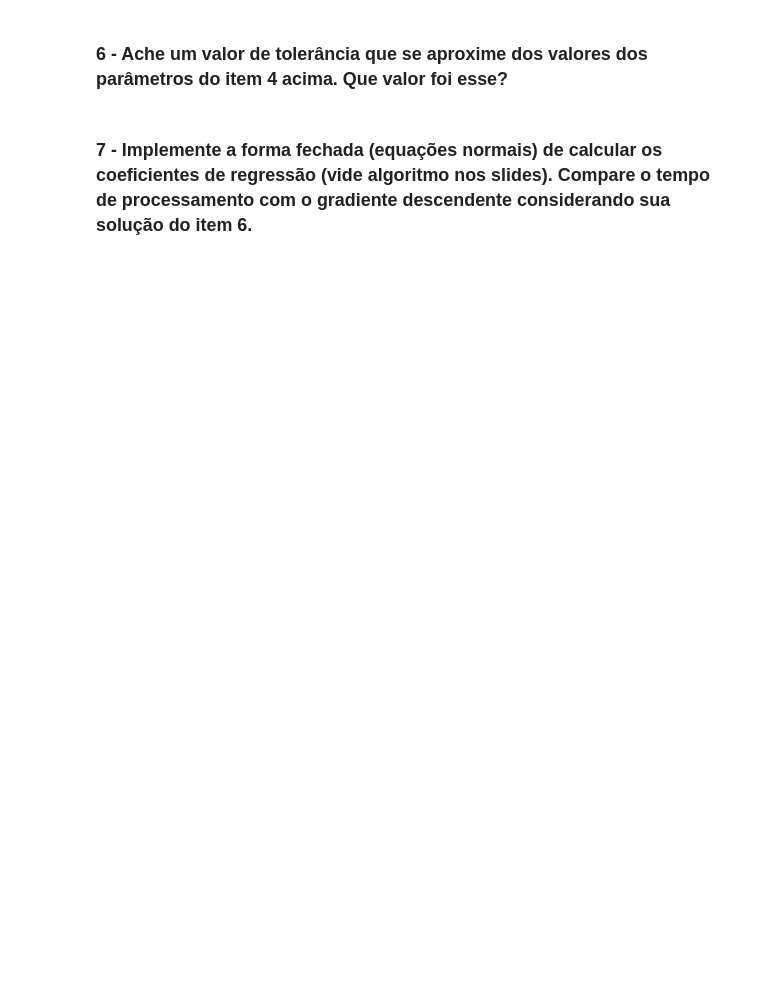
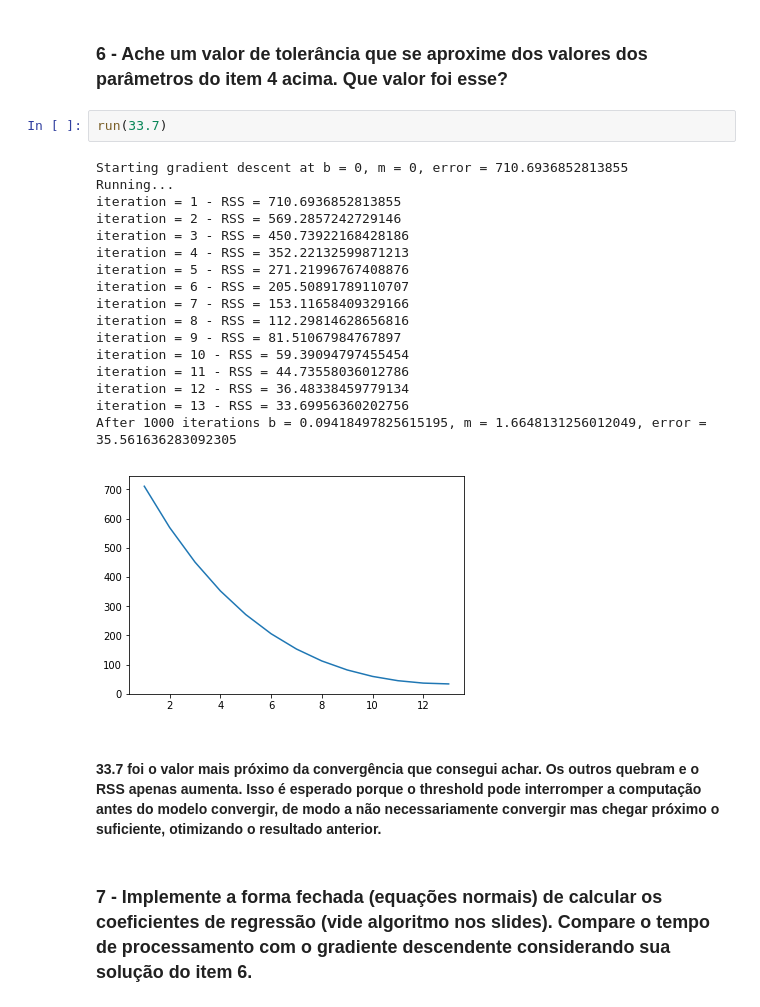
Before and after one commit to liraop/machinelearning, a Jupyter notebook: linear_regression/Programando Regressão Linear Simples do Zero.ipynb, the cells around one changed output. Cells and saved outputs as stored; diff of their text form; blank space fills up the shorter version.

```diff
--- a/linear_regression/Programando Regressão Linear Simples do Zero.ipynb
+++ b/linear_regression/Programando Regressão Linear Simples do Zero.ipynb
@@ -151,4 +189,26 @@ After 100000 iterations b = -39.44332204413956, m = 5.599308181295304, error = 9
 # %% [markdown]
 ### 6 - Ache um valor de tolerância que se aproxime dos valores dos parâmetros do item 4 acima. Que valor foi esse?
+# %%
+run(33.7)
+# %% [output]
+Starting gradient descent at b = 0, m = 0, error = 710.6936852813855
+Running...
+iteration = 1 - RSS = 710.6936852813855
+iteration = 2 - RSS = 569.2857242729146
+iteration = 3 - RSS = 450.73922168428186
+iteration = 4 - RSS = 352.22132599871213
+iteration = 5 - RSS = 271.21996767408876
+iteration = 6 - RSS = 205.50891789110707
+iteration = 7 - RSS = 153.11658409329166
+iteration = 8 - RSS = 112.29814628656816
+iteration = 9 - RSS = 81.51067984767897
+iteration = 10 - RSS = 59.39094797455454
+iteration = 11 - RSS = 44.73558036012786
+iteration = 12 - RSS = 36.48338459779134
+iteration = 13 - RSS = 33.69956360202756
+After 1000 iterations b = 0.09418497825615195, m = 1.6648131256012049, error = 35.561636283092305
+[figure, added]
+# %% [markdown]
+#### 33.7 foi o valor mais próximo da convergência que consegui achar. Os outros quebram e o RSS apenas aumenta. Isso é esperado porque o threshold pode interromper a computação antes do modelo convergir, de modo a não necessariamente convergir mas chegar próximo o suficiente, otimizando o resultado anterior.
 # %% [markdown]
 ### 7 - Implemente a forma fechada (equações normais) de calcular os coeficientes de regressão (vide algoritmo nos slides). Compare o tempo de processamento com o gradiente descendente considerando sua solução do item 6.
```
Also changed, not shown: parts of 5 cells of this notebook.
